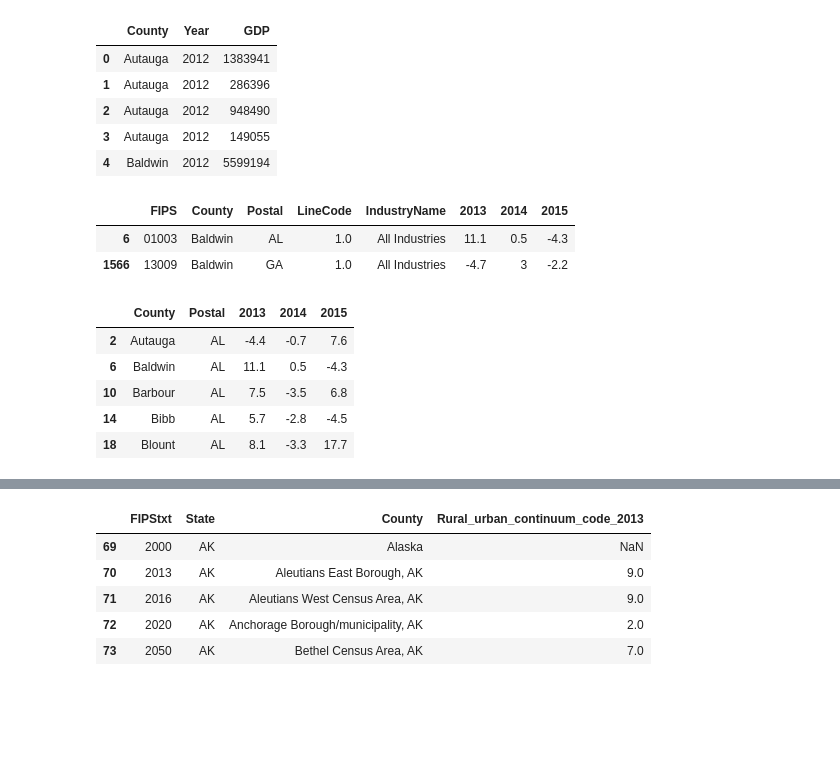
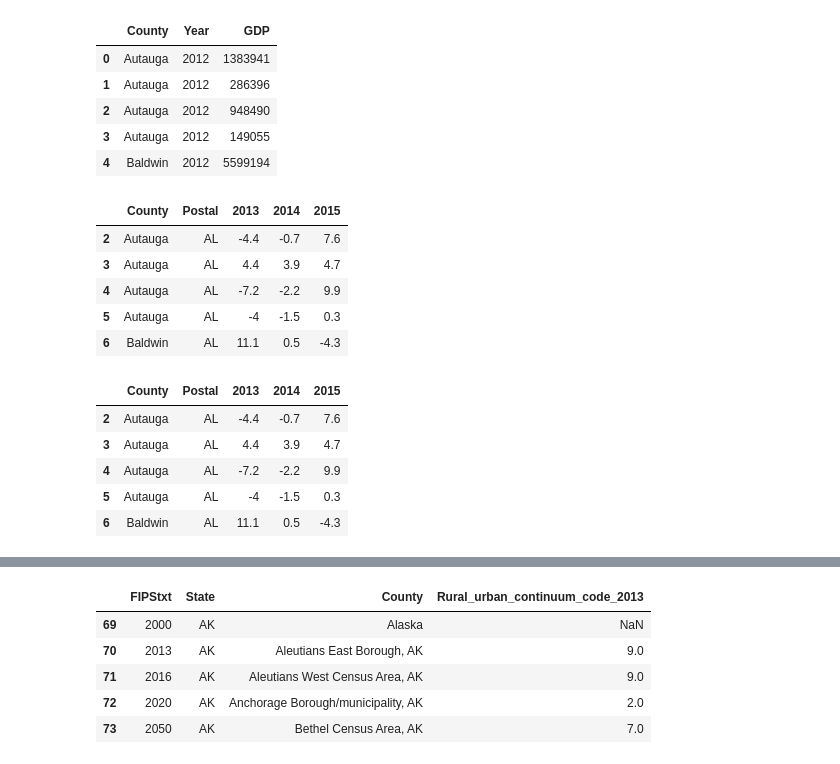
Before and after one commit to ce-r/steps, a Jupyter notebook: capstone-PRACTICE-Andrea.ipynb, the cells around one changed output, grey strips where cells are left out. Cells and saved outputs as stored; diff of their text form; code cells hidden in the pictures; blank space fills up the shorter version.

```diff
--- a/capstone-PRACTICE-Andrea.ipynb
+++ b/capstone-PRACTICE-Andrea.ipynb
@@ -105,22 +139,27 @@ growth = grow.loc[2:,:]
 #growth[growth['Postal']=='LA'].iloc[250:300,:4]
 #growth[growth['Postal']=='AK']
 #.iloc[100:150,:4]
-growth[growth['Postal']=='AL']
+#growth[growth['Postal']=='AL']
 # keep 'All Industries'
-growth1 = growth[growth['LineCode']==1.0]
-growth1[growth1['County']=='Baldwin']
+#growth1 = growth[growth['LineCode']==1.0]
+#growth1[growth1['County']=='Baldwin']
-# %% [output]
-|  | FIPS | County | Postal | LineCode | IndustryName | 2013 | 2014 | 2015 |
-| 6 | 01003 | Baldwin | AL | 1.0 | All Industries | 11.1 | 0.5 | -4.3 |
-| 1566 | 13009 | Baldwin | GA | 1.0 | All Industries | -4.7 | 3 | -2.2 |
 # %%
-growth1.drop(['FIPS','LineCode','IndustryName'],axis=1,inplace=True)
+growth.drop(['FIPS','LineCode','IndustryName'],axis=1,inplace=True)
 # drop ,'Postal'
-growth1.head()
+growth.head()
 # %% [output]
 |  | County | Postal | 2013 | 2014 | 2015 |
 | 2 | Autauga | AL | -4.4 | -0.7 | 7.6 |
+| 3 | Autauga | AL | 4.4 | 3.9 | 4.7 |
+| 4 | Autauga | AL | -7.2 | -2.2 | 9.9 |
+| 5 | Autauga | AL | -4 | -1.5 | 0.3 |
 | 6 | Baldwin | AL | 11.1 | 0.5 | -4.3 |
-| 10 | Barbour | AL | 7.5 | -3.5 | 6.8 |
-| 14 | Bibb | AL | 5.7 | -2.8 | -4.5 |
-| 18 | Blount | AL | 8.1 | -3.3 | 17.7 |
+# %%
+growth.head()
+# %% [output]
+|  | County | Postal | 2013 | 2014 | 2015 |
+| 2 | Autauga | AL | -4.4 | -0.7 | 7.6 |
+| 3 | Autauga | AL | 4.4 | 3.9 | 4.7 |
+| 4 | Autauga | AL | -7.2 | -2.2 | 9.9 |
+| 5 | Autauga | AL | -4 | -1.5 | 0.3 |
+| 6 | Baldwin | AL | 11.1 | 0.5 | -4.3 |
```
Also changed, not shown: parts of 33 cells of this notebook.
